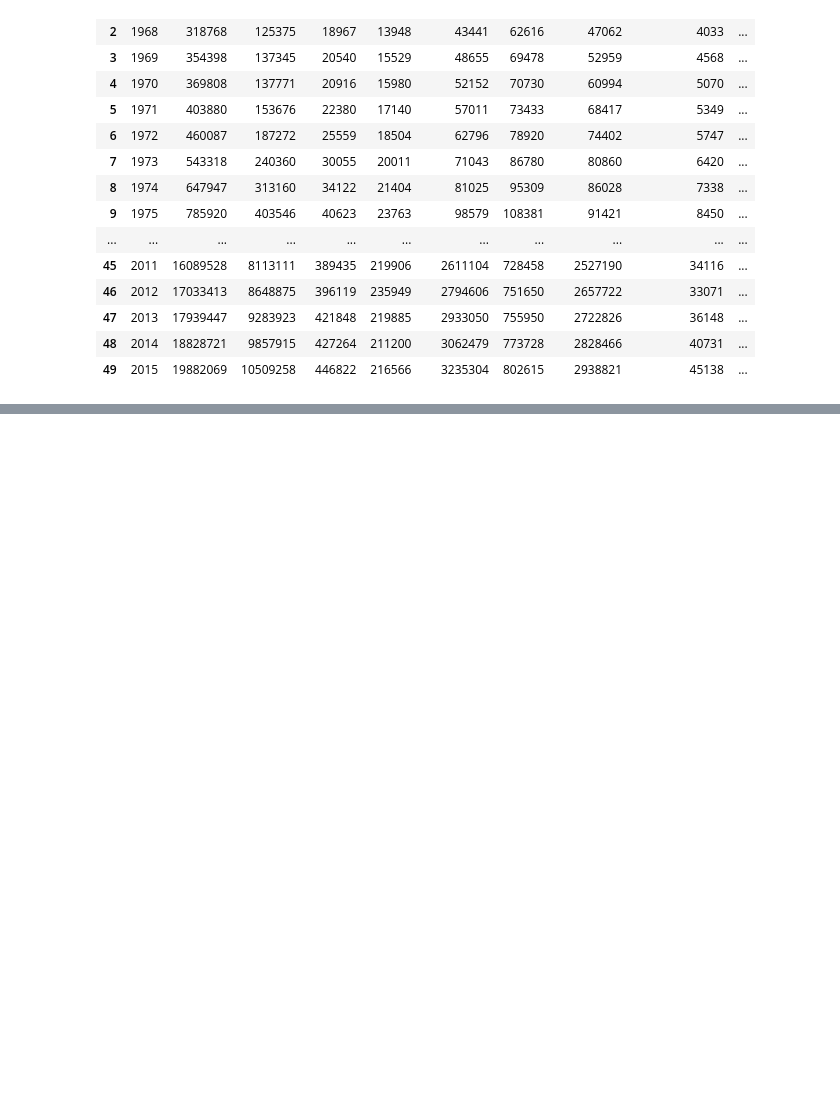
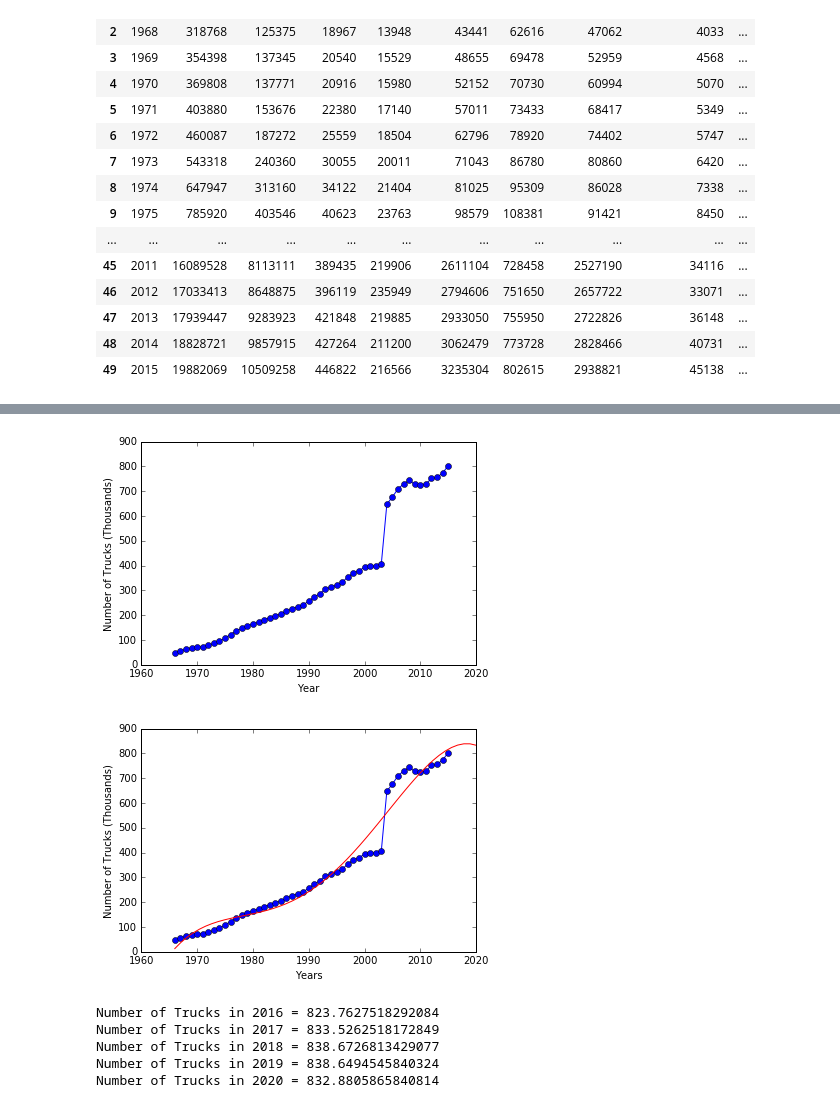
Before and after one commit to Bogazici-SWE546-Spring2016/SWE546_Assignment1, a Jupyter notebook: Assignment1.ipynb, the cells around one changed output, grey strips where cells are left out. Saved outputs shown, nothing was run; the diff lists cells and outputs as text; code cells hidden in the pictures; blank space fills up the shorter version.

```diff
--- a/Assignment1.ipynb
+++ b/Assignment1.ipynb
@@ -101,0 +185,42 @@ num_2016,num_2017,num_2018,num_2019,num_2020
+# %%
+label = 'Trucks'
+
+x = np.matrix(df_arac.Year[0:]).T - BaseYear
+y = np.matrix(df_arac.Truck[0:]).T / 1000
+
+plt.plot(x + BaseYear, y, 'o-')
+plt.xlabel('Year')
+plt.ylabel('Number of {0} (Thousands)'.format(label))
+
+plt.show()
+
+# Setup the vandermonde matrix
+N = len(x)
+
+A = np.hstack((np.power(x,i) for i in range(Degree+1)))
+w_ls,E,rank,sigma = np.linalg.lstsq(A, y)
+
+l2 = N + 5 #2016,2017,2018,2019,2020
+x2 = np.matrix(np.linspace(0,l2-1)).T
+A2 = np.hstack((np.power(x2,i) for i in range(Degree+1)))
+
+f = A2 * w_ls
+plt.plot(x  + BaseYear, y, 'o-')
+plt.plot(x2 + BaseYear, f, 'r')
+
+plt.xlabel('Years')
+plt.ylabel('Number of {0} (Thousands)'.format(label))
+
+plt.show()
+
+number_of = [f[45].A1[0], f[46].A1[0], f[47].A1[0], f[48].A1[0], f[49].A1[0]]
+for index,value in enumerate(number_of):
+    print('Number of {0} in {1} = {2}'.format(label,index+2016,value))
+# %% [output]
+[figure, added]
+[figure, added]
+Number of Trucks in 2016 = 823.7627518292084
+Number of Trucks in 2017 = 833.5262518172849
+Number of Trucks in 2018 = 838.6726813429077
+Number of Trucks in 2019 = 838.6494545840324
+Number of Trucks in 2020 = 832.8805865840814
```
Also changed, not shown: parts of 11 cells of this notebook.
